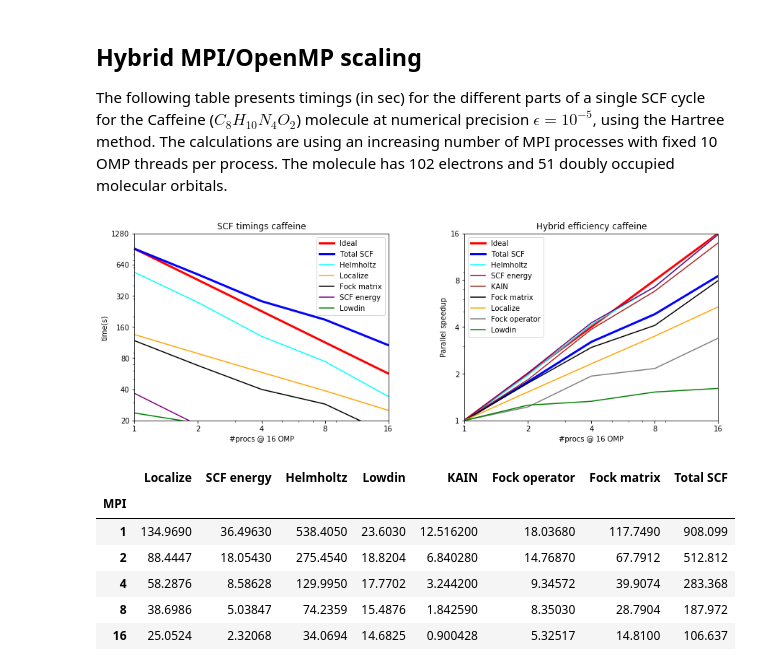
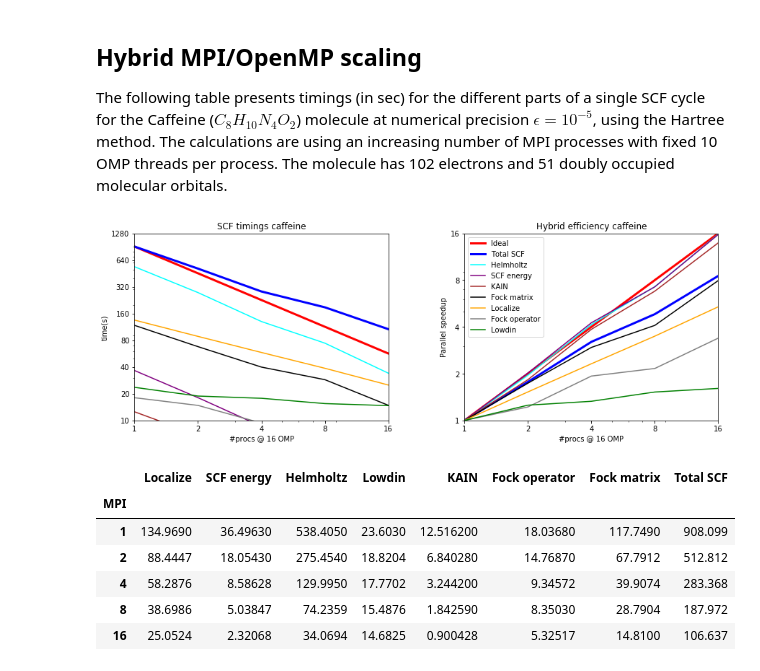
Before and after one commit to MRChemSoft/mrchem-benchmark, a Jupyter notebook: caffeine.ipynb, the cells around one changed output. Cells and saved outputs as stored; diff of their text form; code cells hidden in the pictures.

```diff
--- a/caffeine.ipynb
+++ b/caffeine.ipynb
@@ -182,51 +185,52 @@ omp=16
 ref=1
 mol='caffeine'
 hybrid_frame = pd.read_csv("caffeine-Hartree/scf.csv", index_col=[0,2,1])
 hybrid_series = hybrid_frame.loc[mol,omp]
 
 plt.subplot(121)
 plt.title('SCF timings ' + mol)
 plt.plot(hybrid_series.index, ref*hybrid_series['Total SCF'][ref]/omp_series.index, c='red', lw=3, label='Ideal')
-plt.plot(hybrid_series['Total SCF'], c='blue', lw=3, label='Total SCF')
-plt.plot(hybrid_series['Helmholtz'], c='cyan', label='Helmholtz')
-plt.plot(hybrid_series['Localize'], c='orange', label='Localize')
-plt.plot(hybrid_series['Fock matrix'], c='black', label='Fock matrix')
-plt.plot(hybrid_series['SCF energy'], c='purple', label='SCF energy')
-plt.plot(hybrid_series['Lowdin'], c='green', label='Lowdin')
-plt.legend(loc='upper right')
+plt.plot(hybrid_series['Total SCF'], c='blue', lw=3)
+plt.plot(hybrid_series['Helmholtz'], c='cyan')
+plt.plot(hybrid_series['SCF energy'], c='purple')
+plt.plot(hybrid_series['KAIN'], c='brown')
+plt.plot(hybrid_series['Fock matrix'], c='black')
+plt.plot(hybrid_series['Localize'], c='orange')
+plt.plot(hybrid_series['Fock operator'], c='gray')
+plt.plot(hybrid_series['Lowdin'], c='green')
 plt.yscale('log')
 plt.xscale('log')
-plt.axis([1, 16, 20, 1280])
-plt.yticks([20, 40, 80, 160, 320, 640, 1280], [20, 40, 80, 160, 320, 640, 1280])
+plt.axis([1, 16, 10, 1280])
+plt.yticks([10, 20, 40, 80, 160, 320, 640, 1280], [10, 20, 40, 80, 160, 320, 640, 1280])
 plt.xticks([1, 2, 4, 8, 16], [1, 2, 4, 8, 16])
 plt.ylabel('time(s)')
 plt.xlabel('#procs' + ' @ ' + str(omp) + ' OMP')
 
 plt.subplot(122)
 plt.title('Hybrid efficiency ' + mol)
 plt.plot(hybrid_series.index, hybrid_series.index, c='red', lw=3, label='Ideal')
-plt.plot(ref*hybrid_series['Total SCF'][ref]/hybrid_series['Total SCF'], c='blue', lw=3, label='Total SCF')
-plt.plot(ref*hybrid_series['Helmholtz'][ref]/hybrid_series['Helmholtz'], c='cyan', label='Helmholtz')
-plt.plot(ref*hybrid_series['SCF energy'][ref]/hybrid_series['SCF energy'], c='purple', label='SCF energy')
-plt.plot(ref*hybrid_series['KAIN'][ref]/hybrid_series['KAIN'], c='brown', label='KAIN')
-plt.plot(ref*hybrid_series['Fock matrix'][ref]/hybrid_series['Fock matrix'], c='black', label='Fock matrix')
-plt.plot(ref*hybrid_series['Localize'][ref]/hybrid_series['Localize'], c='orange', label='Localize')
-plt.plot(ref*hybrid_series['Fock operator'][ref]/hybrid_series['Fock operator'], c='gray', label='Fock operator')
-plt.plot(ref*hybrid_series['Lowdin'][ref]/hybrid_series['Lowdin'], c='green', label='Lowdin')
+plt.plot(ref*hybrid_series['Total SCF'][ref]/hybrid_series['Total SCF'], c='blue', lw=3)
+plt.plot(ref*hybrid_series['Helmholtz'][ref]/hybrid_series['Helmholtz'], c='cyan')
+plt.plot(ref*hybrid_series['SCF energy'][ref]/hybrid_series['SCF energy'], c='purple')
+plt.plot(ref*hybrid_series['KAIN'][ref]/hybrid_series['KAIN'], c='brown')
+plt.plot(ref*hybrid_series['Fock matrix'][ref]/hybrid_series['Fock matrix'], c='black')
+plt.plot(ref*hybrid_series['Localize'][ref]/hybrid_series['Localize'], c='orange')
+plt.plot(ref*hybrid_series['Fock operator'][ref]/hybrid_series['Fock operator'], c='gray')
+plt.plot(ref*hybrid_series['Lowdin'][ref]/hybrid_series['Lowdin'], c='green')
 plt.legend(loc='upper left')
 plt.yscale('log')
 plt.xscale('log')
 plt.axis([1, 16, 1, 16])
 plt.yticks([1, 2, 4, 8, 16], [1, 2, 4, 8, 16])
 plt.xticks([1, 2, 4, 8, 16], [1, 2, 4, 8, 16])
 plt.ylabel('Parallel speedup')
 plt.xlabel('#procs' + ' @ ' + str(omp) + ' OMP')
 
 plt.subplots_adjust(top=1.0, bottom=0.1, right=2, wspace=.30)
 plt.show()
 mpi_frame.loc[mol,omp,:]
 # %% [output]
-[figure, old version]
+[figure, new version]
 |  | Localize | SCF energy | Helmholtz | Lowdin | KAIN | Fock operator | Fock matrix | Total SCF |
 | MPI |  |  |  |  |  |  |  |  |
 | 1 | 134.9690 | 36.49630 | 538.4050 | 23.6030 | 12.516200 | 18.03680 | 117.7490 | 908.099 |
```
Also changed, not shown: parts of 3 cells of this notebook.
